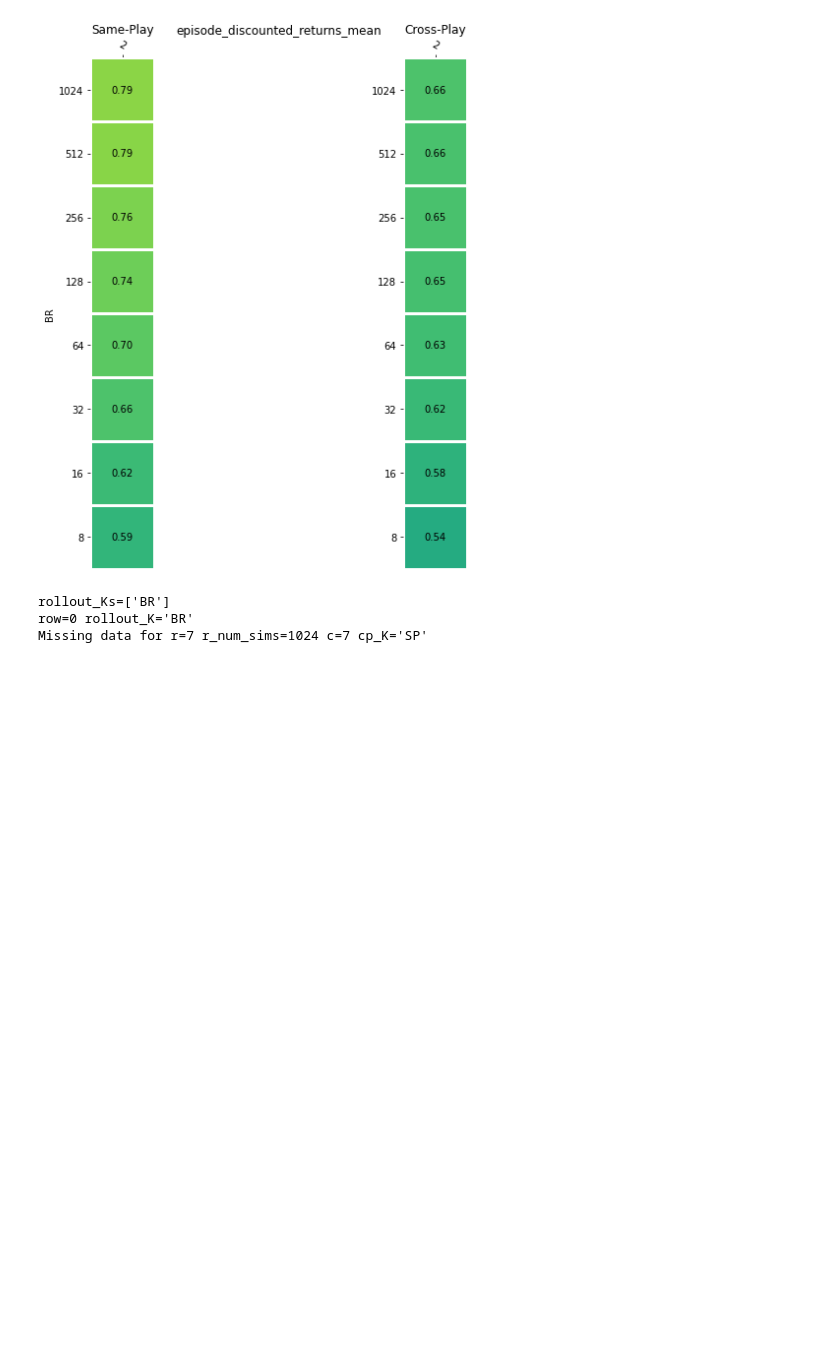
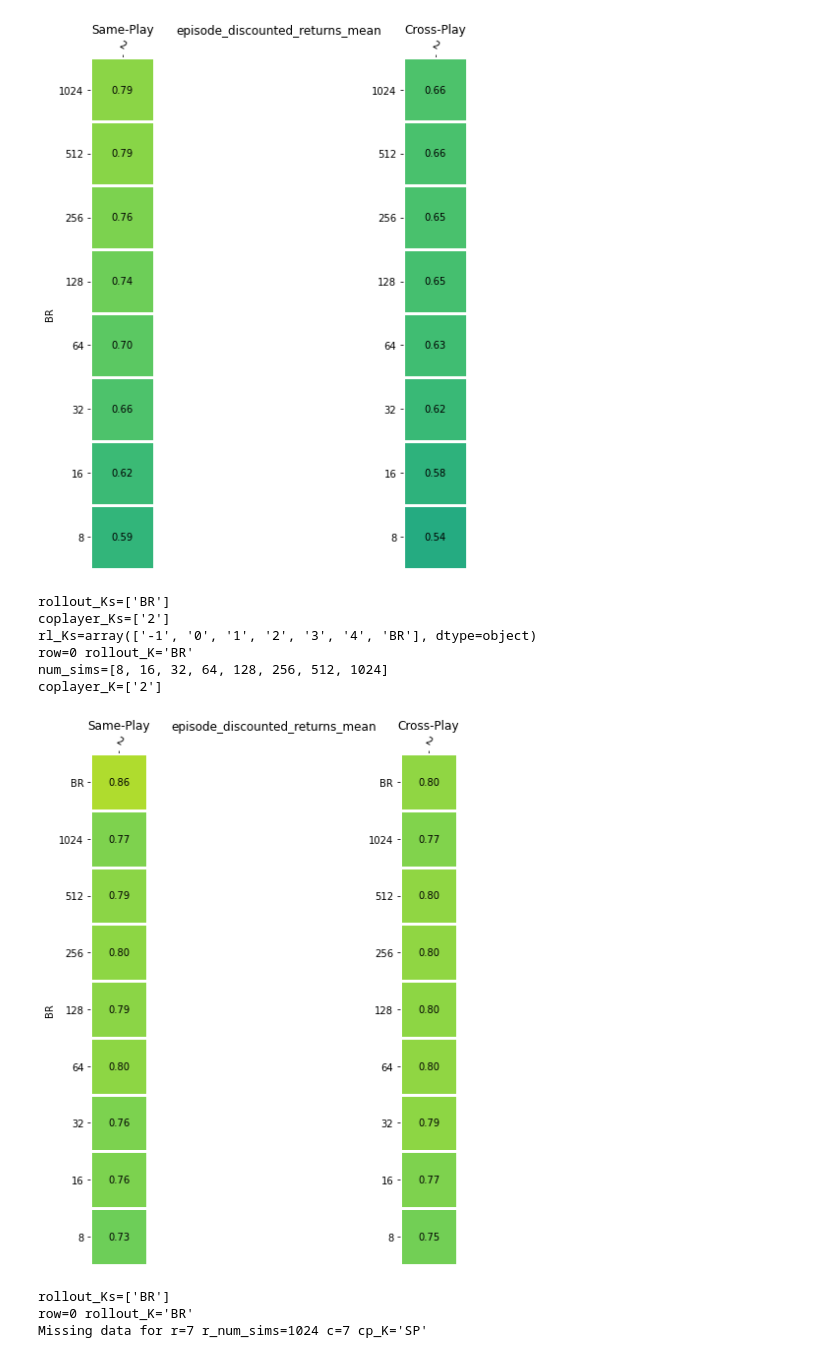
Before and after one commit to Jjschwartz/potmmcp, a Jupyter notebook: experiments/Driving/baposgmcp_analysis_v2.ipynb, the cells around one changed output. Drawn from its saved outputs; the diff is of its cells as text; code cells hidden in the pictures; blank space fills up the shorter version.

```diff
--- a/experiments/Driving/baposgmcp_analysis_v2.ipynb
+++ b/experiments/Driving/baposgmcp_analysis_v2.ipynb
@@ -529,7 +618,8 @@ To take a deeper dive into trying to understand the results we ran the same expe
 2. Also recorded accuracy of BAPOSGMCPs belief about the other agent's actions and their history. Also tracked accuracy about belief over states.
 3. Only ran against a single other agent policy "pi_2" and only for the klr prior.
 # %%
-ba2_results_dir_name = 'baposgmcp_exp_2684'
+# ba2_results_dir_name = 'baposgmcp_exp_2684'
+ba2_results_dir_name = 'baposgmcp_exp_2949'
 
 ba2_columns_to_drop = [
     "Unnamed: 0",
@@ -560,21 +650,10 @@ ba2_columns_to_drop = [
 
 ba2_df = plot_utils.import_results(ba2_results_dir_name, ba2_columns_to_drop, True)
 
+ba2_rl_df =
+
 print("Columns:\n", ba2_df.columns, "\n")
 plot_utils.validate_and_display(ba2_df, True)
-
-# We add some properties of the coplayer to each entry so we can group by seeds
-def get_coplayer_property(row, plot_df, key):
-    co_player_df = plot_df[
-        (plot_df["exp_id"] == row["exp_id"])
-        & (plot_df["agent_id"] != row["agent_id"])
-    ]
-    return co_player_df[key].unique()[0]
-
-ba2_df["coplayer_K"] = ba2_df.apply(lambda row: get_coplayer_property(row, ba2_df, "K"), axis=1)
-ba2_df["coplayer_train_seed"] = ba2_df.apply(lambda row: get_coplayer_property(row, ba2_df, "train_seed"), axis=1)
-ba2_df["coplayer_num_sims"] = ba2_df.apply(lambda row: get_coplayer_property(row, ba2_df, "num_sims"), axis=1)
-ba2_df["coplayer_other_seed"] = ba2_df.apply(lambda row: get_coplayer_property(row, ba2_df, "other_seed"), axis=1)
 # %% [output]
 Columns:
  Index(['exp_id', 'agent_id', 'env_name', 'seed', 'num_episodes', 'policy_name',
@@ -735,4 +755,29 @@ row=0 rollout_K='BR'
 num_sims=[8, 16, 32, 64, 128, 256, 512, 1024]
 coplayer_K=['2']
 [figure]
+# %%
+# New results
+plot_ba_values_by_rollout_K(
+    new_df,
+    y_key="episode_discounted_returns_mean",
+    include_rl_comparison=True,
+    plot_rl_df=rl_df,
+    vrange=(-0.2, 1.0),
+    figsize=(12, 8)
+)
+plt.show()
+
+# BR RL (seed=0) vs pi_2
+# Same play = 0.82
+# Cross play = 0.82
+
+# Need to get same rollout K seed
+# %% [output]
+rollout_Ks=['BR']
+coplayer_Ks=['2']
+rl_Ks=array(['-1', '0', '1', '2', '3', '4', 'BR'], dtype=object)
+row=0 rollout_K='BR'
+num_sims=[8, 16, 32, 64, 128, 256, 512, 1024]
+coplayer_K=['2']
+[figure, added]
 # %%
```
Also changed, not shown: parts of 12 cells of this notebook, 6 other files.
